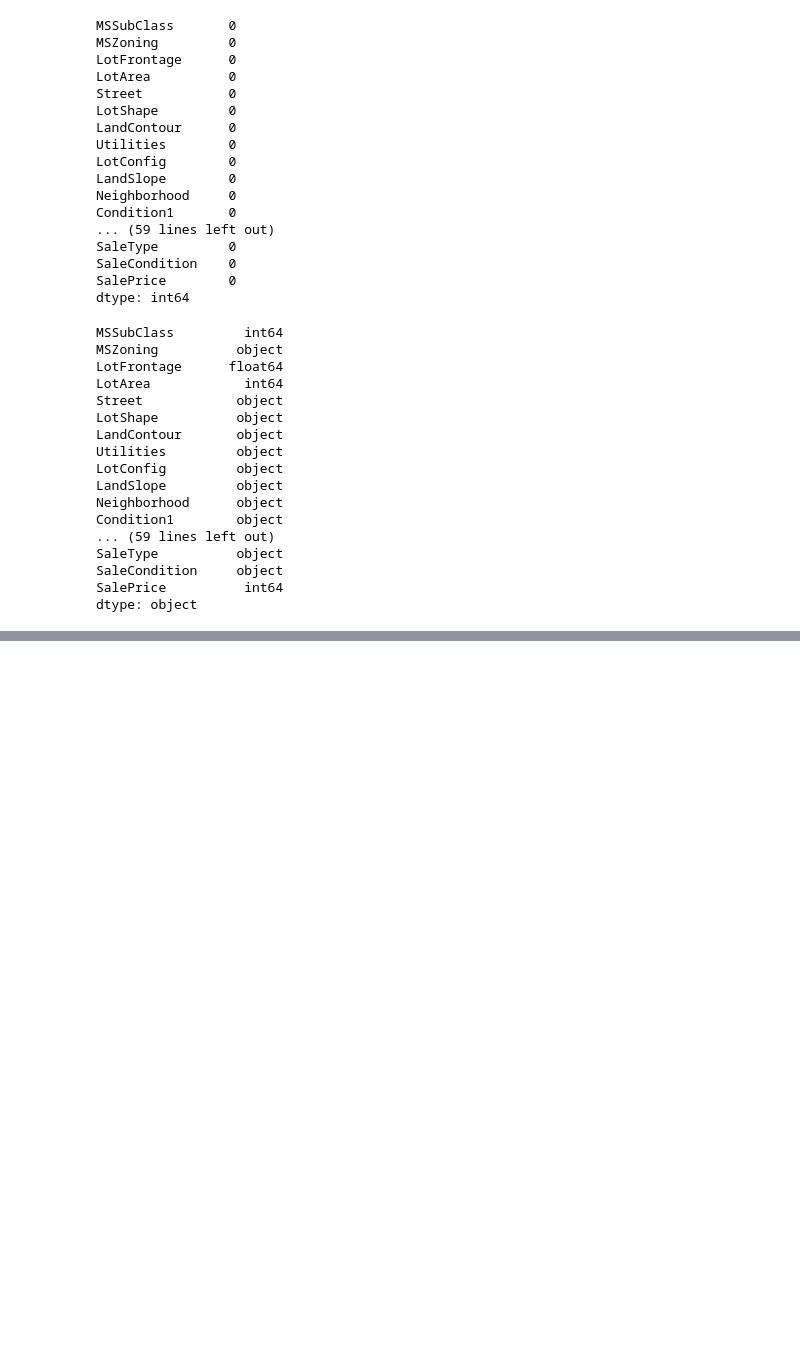
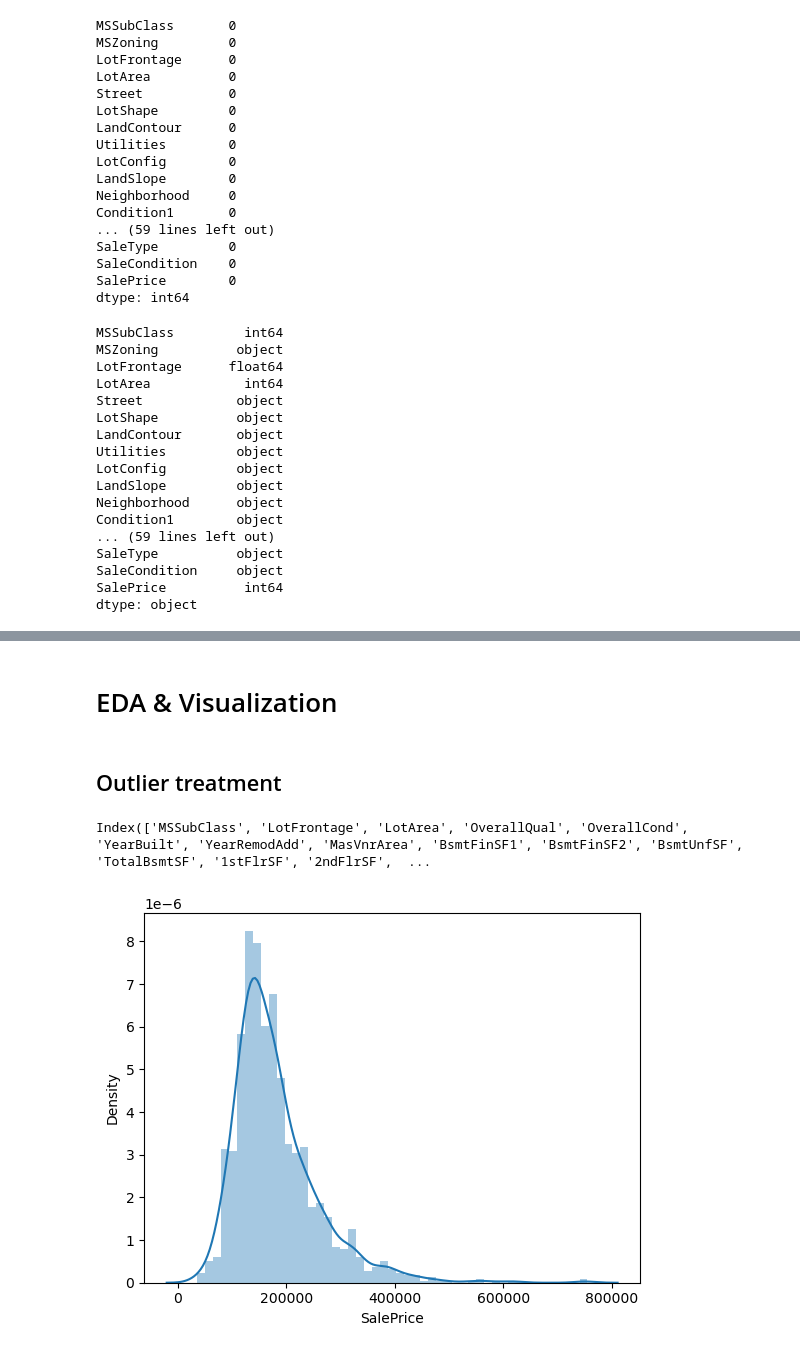
Before and after one commit to SanjayaKumarSahoo/advanced-regression-assignment, a Jupyter notebook: Assignment - Advanced Regression.ipynb, the cells around one changed output, grey strips where cells are left out. Cells and saved outputs as stored; diff of their text form; code cells hidden in the pictures; blank space fills up the shorter version.

```diff
--- a/Assignment - Advanced Regression.ipynb
+++ b/Assignment - Advanced Regression.ipynb
@@ -391,0 +404,16 @@ From above the data looks good and cleaned
+# %% [markdown]
+# EDA & Visualization
+# %% [markdown]
+## Outlier treatment
+# %%
+# outlier treatment for int64 and float64 values
+housing.select_dtypes(exclude='object').columns
+# %% [output]
+Index(['MSSubClass', 'LotFrontage', 'LotArea', 'OverallQual', 'OverallCond', 'YearBuilt', 'YearRemodAdd', 'MasVnrArea', 'BsmtFinSF1', 'BsmtFinSF2', 'BsmtUnfSF', 'TotalBsmtSF', '1stFlrSF', '2ndFlrSF',  ...
+# %%
+# Checking few columns for outlier values
+plt.figure()
+sns.distplot(housing['SalePrice'])
+plt.show()
+# %% [output]
+[figure, added]
```
Also changed, not shown: parts of 18 cells of this notebook.
